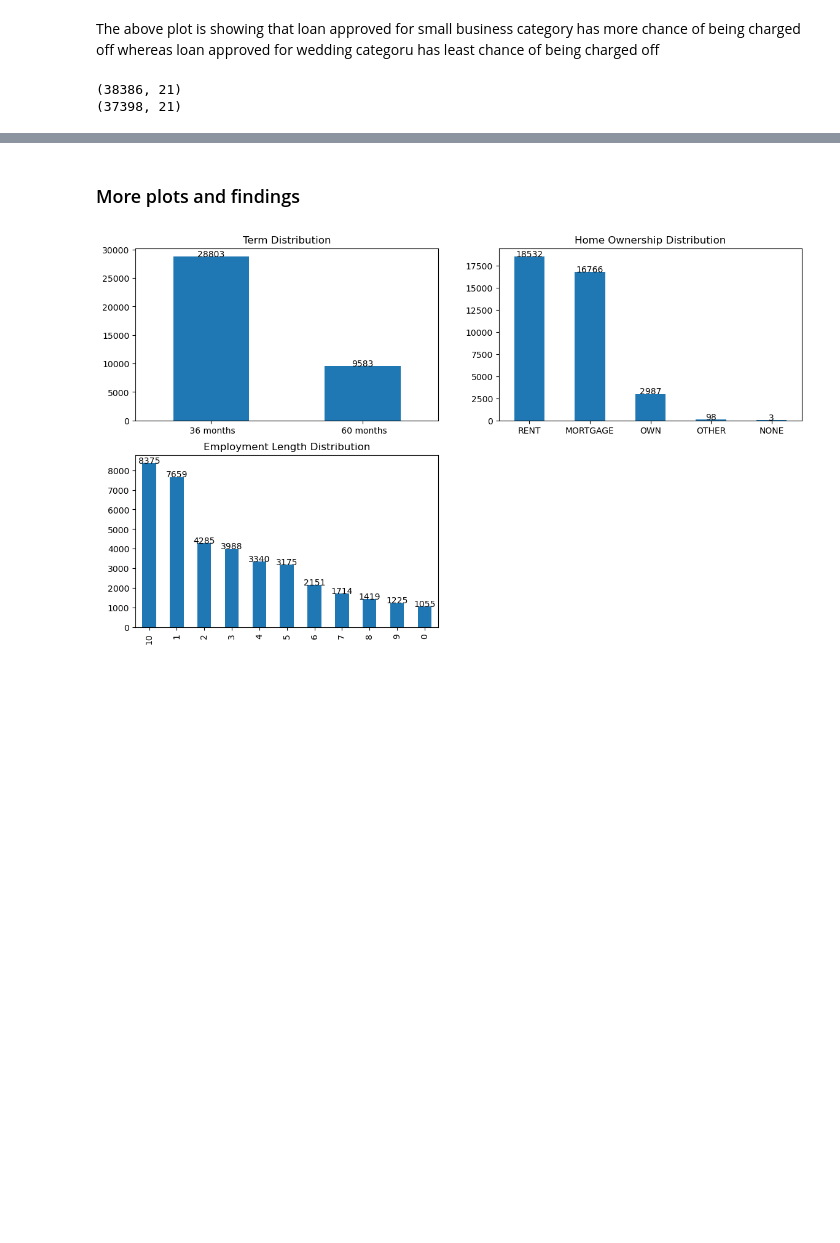
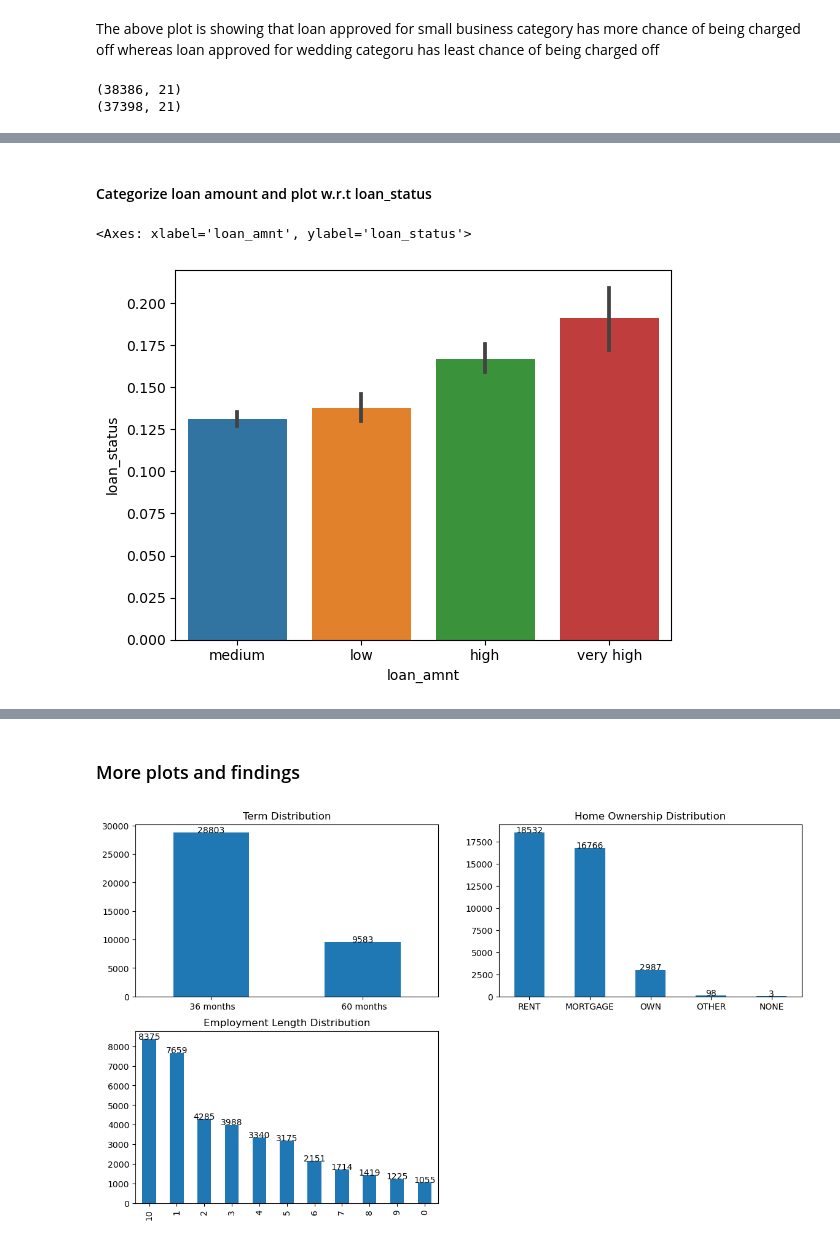
Before and after one commit to alokkmukherji/LendingClubCaseStudy, a Jupyter notebook: C54_LendingClubCaseStudy_AlokeKumarMukherjee_AkshayKachroo.ipynb, the cells around one changed output, grey strips where cells are left out. Saved outputs shown, nothing was run; the diff lists cells and outputs as text; code cells hidden in the pictures; blank space fills up the shorter version.

```diff
--- a/C54_LendingClubCaseStudy_AlokeKumarMukherjee_AkshayKachroo.ipynb
+++ b/C54_LendingClubCaseStudy_AlokeKumarMukherjee_AkshayKachroo.ipynb
@@ -401,0 +432,18 @@ print(loan_df_new.shape)
+# %% [markdown]
+#### Categorize loan amount and plot w.r.t loan_status
+# %%
+def loan_amount(n):
+    if n < 5000:
+        return 'low'
+    elif n >=5000 and n < 15000:
+        return 'medium'
+    elif n >= 15000 and n < 25000:
+        return 'high'
+    else:
+        return 'very high'
+
+loan_df_new_temp['loan_amnt'] = loan_df_new_temp['loan_amnt'].apply(lambda x: loan_amount(x))
+sns.barplot(x='loan_amnt', y='loan_status', data=loan_df_new_temp)
+# %% [output]
+<Axes: xlabel='loan_amnt', ylabel='loan_status'>
+[figure, added]
```
Also changed, not shown: parts of 12 cells of this notebook, 1 other file.
